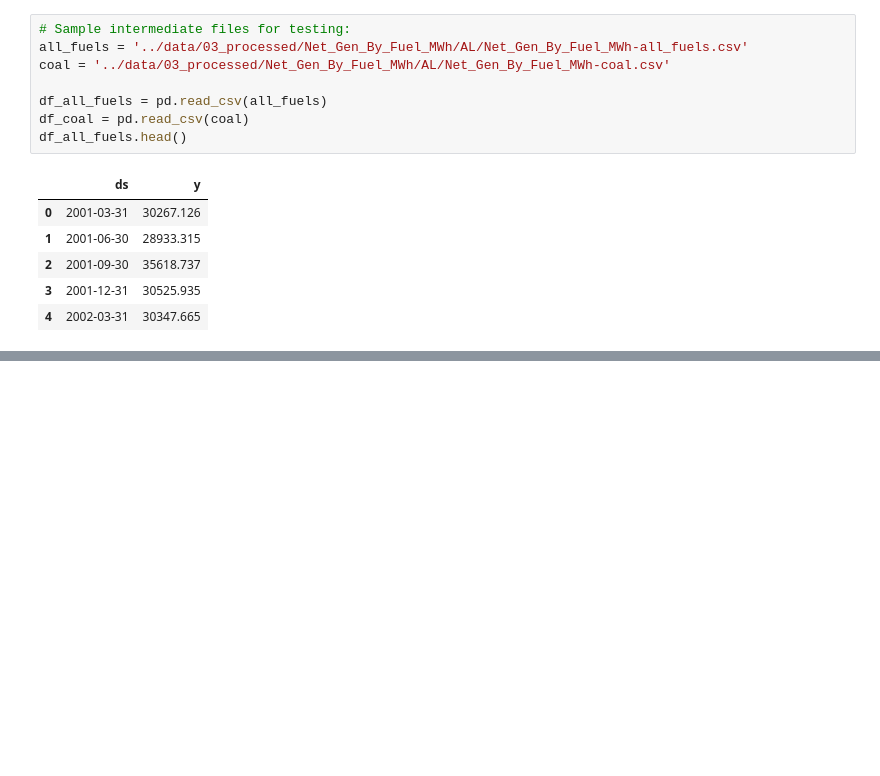
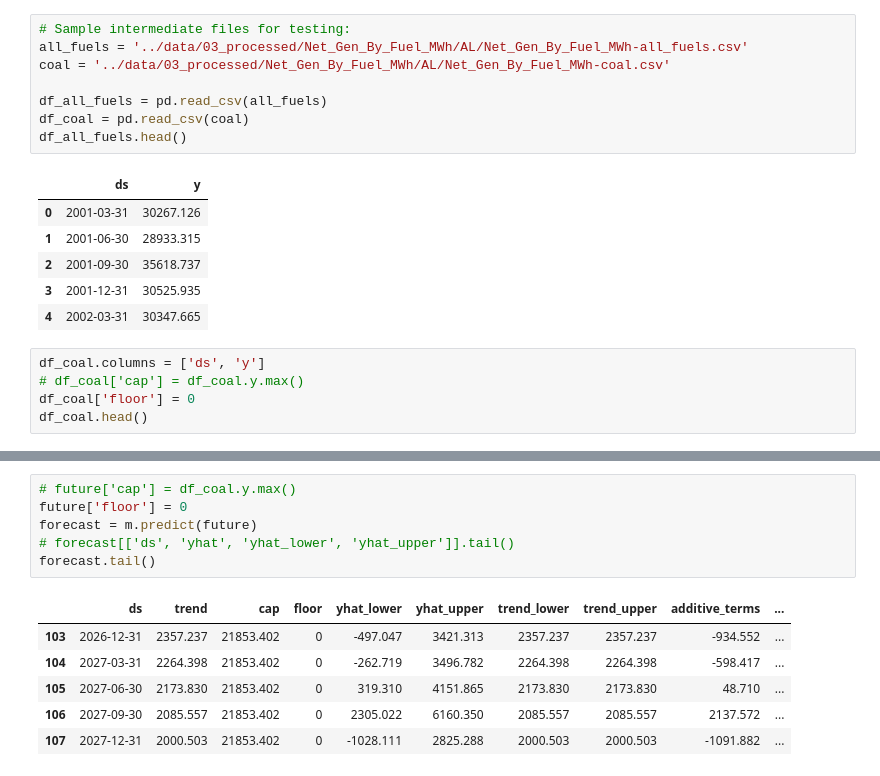
Before and after one commit to devanshmalik/emissions-oracle, a Jupyter notebook: notebooks/0.5-create-base-models-and-forecasts.ipynb, the cells around one changed output, grey strips where cells are left out. Saved outputs shown, nothing was run; the diff lists cells and outputs as text; blank space fills up the shorter version.

```diff
--- a/notebooks/0.5-create-base-models-and-forecasts.ipynb
+++ b/notebooks/0.5-create-base-models-and-forecasts.ipynb
@@ -84,3 +84,8 @@ df_all_fuels.head()
 | 2 | 2001-09-30 | 35618.737 |
 | 3 | 2001-12-31 | 30525.935 |
 | 4 | 2002-03-31 | 30347.665 |
+# %%
+df_coal.columns = ['ds', 'y']
+# df_coal['cap'] = df_coal.y.max()
+df_coal['floor'] = 0
+df_coal.head()
@@ -112,0 +114,13 @@ Iteration 112. Log joint probability =    177.424. Improved by 8.07245e-09.
+# %%
+# future['cap'] = df_coal.y.max()
+future['floor'] = 0
+forecast = m.predict(future)
+# forecast[['ds', 'yhat', 'yhat_lower', 'yhat_upper']].tail()
+forecast.tail()
+# %% [output]
+|  | ds | trend | cap | floor | yhat_lower | yhat_upper | trend_lower | trend_upper | additive_terms | ... |
+| 103 | 2026-12-31 | 2357.237 | 21853.402 | 0 | -497.047 | 3421.313 | 2357.237 | 2357.237 | -934.552 | ... |
+| 104 | 2027-03-31 | 2264.398 | 21853.402 | 0 | -262.719 | 3496.782 | 2264.398 | 2264.398 | -598.417 | ... |
+| 105 | 2027-06-30 | 2173.830 | 21853.402 | 0 | 319.310 | 4151.865 | 2173.830 | 2173.830 | 48.710 | ... |
+| 106 | 2027-09-30 | 2085.557 | 21853.402 | 0 | 2305.022 | 6160.350 | 2085.557 | 2085.557 | 2137.572 | ... |
+| 107 | 2027-12-31 | 2000.503 | 21853.402 | 0 | -1028.111 | 2825.288 | 2000.503 | 2000.503 | -1091.882 | ... |
```
Also changed, not shown: parts of 10 cells of this notebook, 2 other files.
